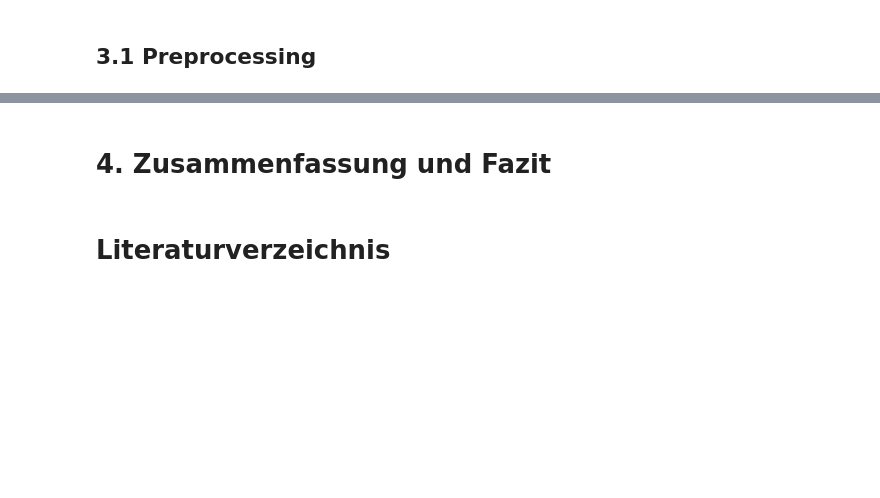
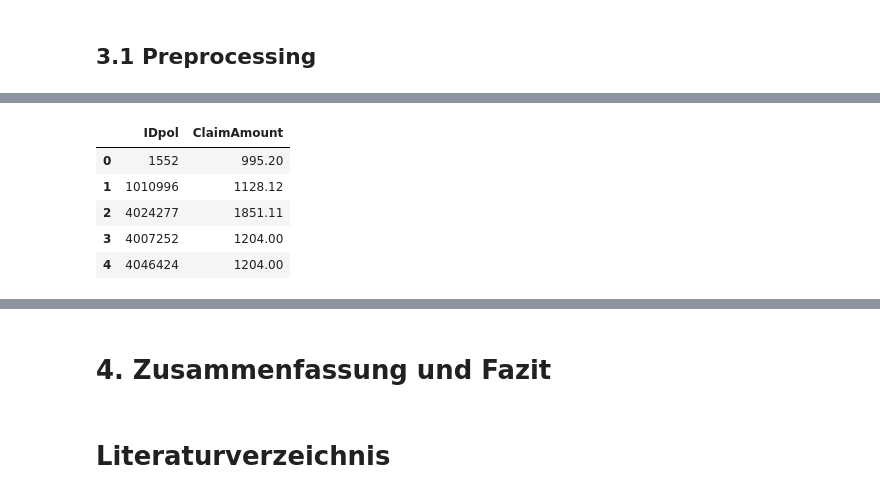
Before and after one commit to PK1706/pyLocalGLMnet, a Jupyter notebook: src/localGLMnet.ipynb, the cells around one changed output, grey strips where cells are left out. Drawn from its saved outputs; the diff is of its cells as text; code cells hidden in the pictures; blank space fills up the shorter version.

```diff
--- a/src/localGLMnet.ipynb
+++ b/src/localGLMnet.ipynb
@@ -612,0 +656,9 @@ mtpl_df.head()
+# %%
+sev.head()
+# %% [output]
+|  | IDpol | ClaimAmount |
+| 0 | 1552 | 995.20 |
+| 1 | 1010996 | 1128.12 |
+| 2 | 4024277 | 1851.11 |
+| 3 | 4007252 | 1204.00 |
+| 4 | 4046424 | 1204.00 |
```
Also changed, not shown: parts of 21 cells of this notebook.
